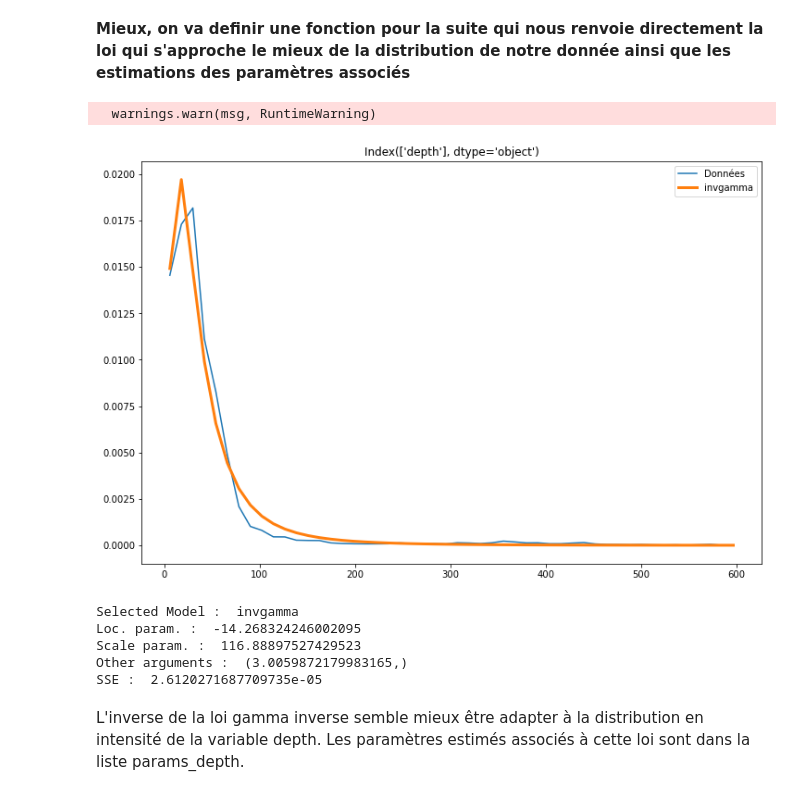
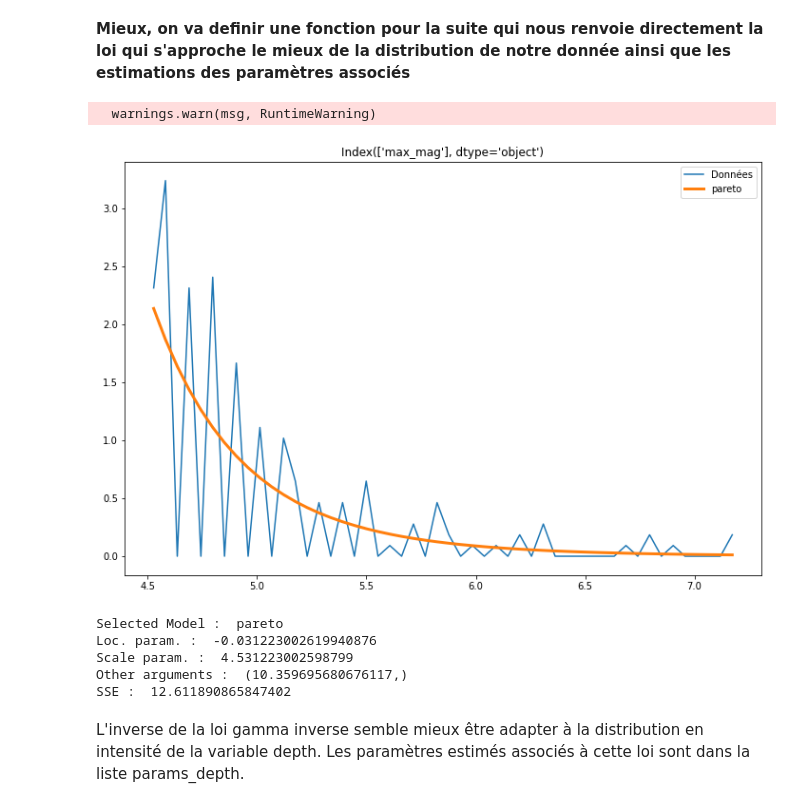
Before and after one commit to eupho73/TER-BNN, a Jupyter notebook: data/modelisation des distributions class et depth.ipynb, the cells around one changed output. Saved outputs shown, nothing was run; the diff lists cells and outputs as text; code cells hidden in the pictures.

Commit message:
Add files via upload
Avec la nouvelle modelisation

```diff
--- a/data/modelisation des distributions class et depth.ipynb
+++ b/data/modelisation des distributions class et depth.ipynb
@@ -85,0 +232,4 @@ KeyError: 'Zone'
+# %%
+c = -0.1
+mean, var, skew, kurt = gnx.stats(c, moments='mvsk')
+mean, var
@@ -85,0 +238,6 @@ KeyError: 'Zone'
+# %%
+fig, ax = plt.subplots(1, 1)
+x = np.linspace(genextreme.ppf(0.01, c),
+                genextreme.ppf(0.99, c), 100)
+ax.plot(x, genextreme.pdf(x, c),
+       'r-', lw=5, alpha=0.6, label='genextreme pdf')
@@ -154,7 +336,7 @@ Pour cela on va classer les lois en comparant les residus carré entre leurs dis
 Par exemple pour la variable depth, on aura:
 # %%
 
-dist_names = ['norm', 'beta','gamma', 'pareto', 't', 'lognorm', 'invgamma', 'invgauss',  'loggamma', 'alpha', 'chi', 'chi2']
+dist_names = ['norm', 'beta','gamma', 'pareto', 't', 'lognorm', 'invgamma', 'invgauss',  'loggamma', 'alpha', 'chi', 'chi2','genextreme']
 
 
 sum_square_error = []
@@ -211,6 +379,8 @@ L'inverse de la loi gamma semble le mieux approprié pour la distribution de la
 # %% [markdown]
 **Mieux, on va definir une fonction pour la suite qui nous renvoie directement la loi qui s'approche le mieux de la distribution de notre donnée ainsi que les estimations des paramètres associés**
 # %%
+dist_names = ['norm', 'beta','gamma', 'pareto', 't', 'lognorm', 'invgamma', 'invgauss',  'loggamma', 'alpha', 'chi', 'chi2','genextreme']
+
 
 def estim_best_loi(data, sse_thr = 0.000005):
     # sse_thr = seuil d'acceptation du best
@@ -271,15 +441,15 @@ def estim_best_loi(data, sse_thr = 0.000005):
     return [best_name, best_loc, best_scale, best_arg, sse]
 # %%
 #Modelling Intensity depth for all area
-params_depth = estim_best_loi(df_claims['depth']) # pour la variable profondeur
+params_depth = estim_best_loi(dicos_zones['A']['max_mag']) # pour la variable profondeur
 # %% [output]
   warnings.warn(msg, RuntimeWarning)
-[figure, old version]
+[figure, new version]
-Selected Model :  invgamma
-Loc. param. :  -14.268324246002095
-Scale param. :  116.88897527429523
-Other arguments :  (3.0059872179983165,)
-SSE :  2.6120271687709735e-05
+Selected Model :  pareto
+Loc. param. :  -0.031223002619940876
+Scale param. :  4.531223002598799
+Other arguments :  (10.359695680676117,)
+SSE :  12.611890865847402
 # %% [markdown]
 L'inverse de la loi gamma inverse semble mieux être adapter à la distribution en intensité de la variable depth. Les paramètres estimés associés à cette loi sont dans la liste params_depth.
 # %% [markdown]
```
Also changed, not shown: parts of 95 cells of this notebook.
